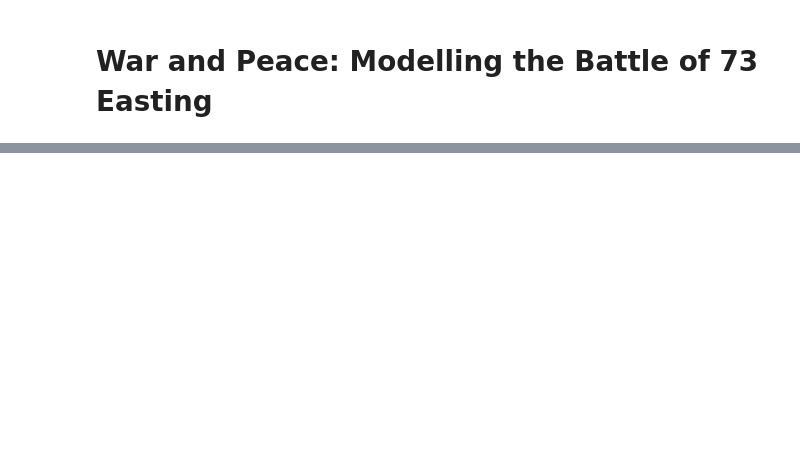
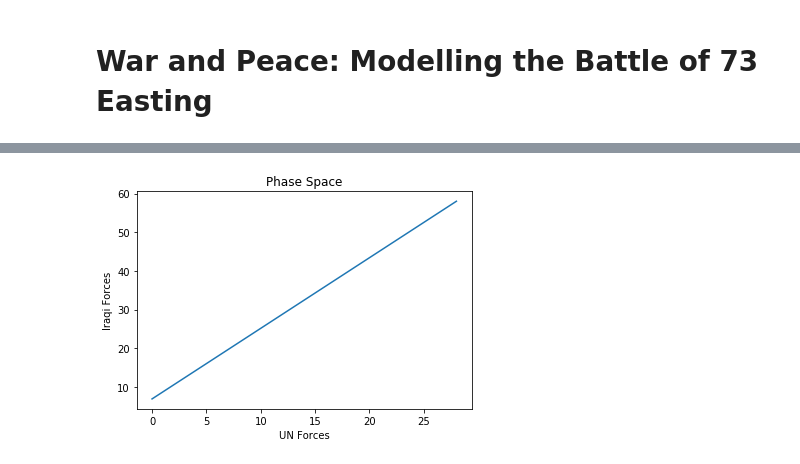
Before and after one commit to kyuyjay/CSE6730_Spring2020_73Easting, a Jupyter notebook: Project 2 Tutorial.ipynb, the cells around one changed output, grey strips where cells are left out. Saved outputs shown, nothing was run; the diff lists cells and outputs as text; code cells hidden in the pictures; blank space fills up the shorter version.

```diff
--- a/Project 2 Tutorial.ipynb
+++ b/Project 2 Tutorial.ipynb
@@ -127,0 +161,8 @@ plt.show()
+# %%
+plt.plot(track_un, track_iraqi)
+plt.title("Phase Space")
+plt.xlabel("UN Forces")
+plt.ylabel("Iraqi Forces")
+plt.show()
+# %% [output]
+[figure, added]
```
Also changed, not shown: parts of 79 cells of this notebook, 2 other files.
